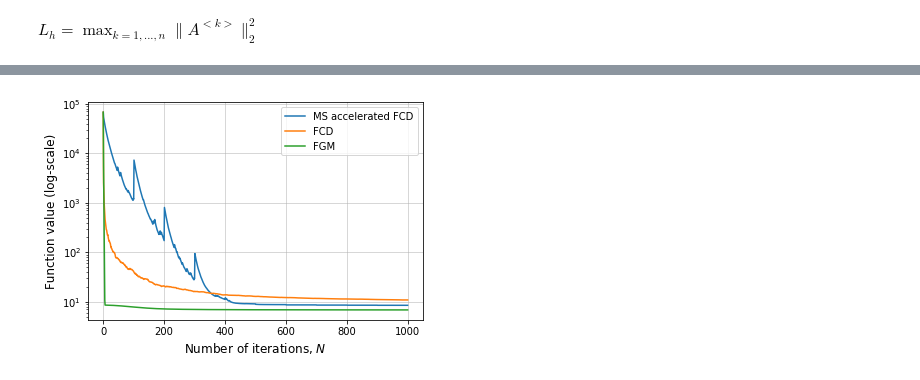
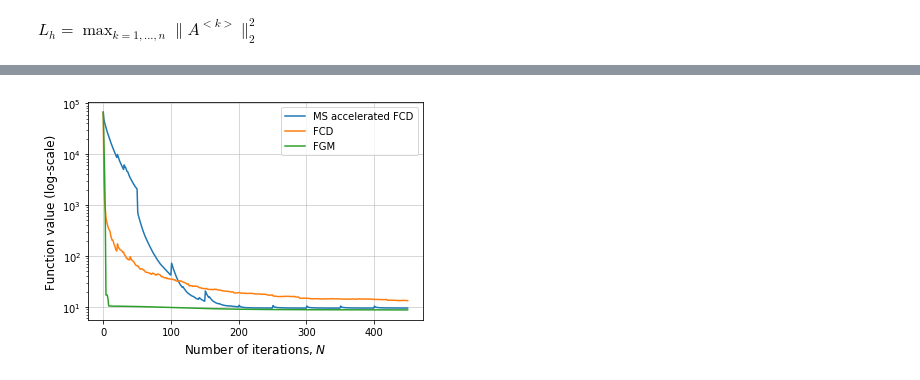
Before and after one commit to evorontsova/Oracle-Complexity-Separation-1, a Jupyter notebook: log-density-estimation/ms fcd.ipynb, the cells around one changed output, grey strips where cells are left out. Saved outputs shown, nothing was run; the diff lists cells and outputs as text; code cells hidden in the pictures.

```diff
--- a/log-density-estimation/ms fcd.ipynb
+++ b/log-density-estimation/ms fcd.ipynb
@@ -330,7 +310,7 @@ def grad_composite(zeta0, L, Lh, time_scale):
 
     return zeta, history_comp, times
 # %%
-def ms_acc_prox_method(x0, L, Lh, T, time_scale, verbose=False):
+def ms_acc_prox_method(x0, L, Lh, A_matrix, T, time_scale, verbose=False):
     """
     Monteiro–Svaiter algorithm
 
@@ -353,28 +333,24 @@ def ms_acc_prox_method(x0, L, Lh, T, time_scale, verbose=False):
     times = []
 
     Ak = 0
-
     for it in range(T):
-        ak = (1/L + np.sqrt(1/L/L + 4 * Ak / L)) / 2
+        ak = (1/L + np.sqrt(1/L**2 + 4 * Ak / L)) / 2
         Ak_new = Ak + ak
 
         x = (Ak / Ak_new) * y + (ak / Ak_new) * z
-        y, history_comp, times_comp = grad_composite(x, Lh, L, time_scale=time_scale)
+        y, history_comp, times_comp = grad_composite(x, Lh, L, A_matrix, time_scale=time_scale)
 
-        if verbose:
-            print("y", f(y))
-            print("--", ak)
-
-        z = z - ak*0.1*grad_f(y)
-
-        if verbose:
-            print("z", f(z))
+        z = z - ak*0.04*grad_f(y)
 
         Ak = Ak_new
 
         times += times_comp
         history += history_comp
 
+        if verbose:
+            print("y", history_comp[-1])
+            print("--", ak)
+
     return y, np.array(history), times
 # %%
 def fgm(func, grad_func, x0, T=1000, L_const=0, return_f=True, time_scale=False, verbose=False):
@@ -430,11 +406,11 @@ zeta_times, funcs_times, times = nesterov(
     f,
     grad_f_stoch,
     x_0,
-    T=3000,
+    A,
+    T=1000,
     L_add=0,
     restart=None,
-    time_scale=True,
-#     verbose=True
+    time_scale=True
 )
 # %%
 x_fgm_times, funcs_fgm_times, fgm_times = fgm(
@@ -442,17 +418,16 @@ x_fgm_times, funcs_fgm_times, fgm_times = fgm(
     grad_f,
     x_0,
     T=1000,
-    L_const=L*180,
-    time_scale=True,
-#     verbose=True
+    L_const=L*370,
+    time_scale=True
 )
 # %%
 x_ms_times, funcs_ms_times, ms_times = ms_acc_prox_method(
     x_0,
     L, Lh,
-    T=10,
-    time_scale=True,
-#     verbose=True
+    A,
+    T=9,
+    time_scale=True
 )
 # %%
 # Get working time limit for all methods
@@ -495,13 +489,15 @@ length = min(
 # %%
 plt.semilogy(funcs_ms_times[:length],
              label="MS accelerated FCD")
 plt.semilogy(funcs_times[:length], label="FCD")
-plt.semilogy(funcs_fgm_times[:length], label="FGM")
+plt.semilogy(np.minimum.accumulate(funcs_fgm_times)[:length], label="FGM")
 plt.grid(linewidth=0.5)
 
 plt.xlabel(r"Number of iterations, $N$", fontsize=12)
 plt.ylabel(r"Function value (log-scale)", fontsize=12)
 plt.legend()
+
+# plt.savefig("iters_ms_nesterov.pdf", dpi=200)
 plt.show()
 # %% [output]
-[figure, old version]
+[figure, new version]
```
Also changed, not shown: parts of 15 cells of this notebook.
